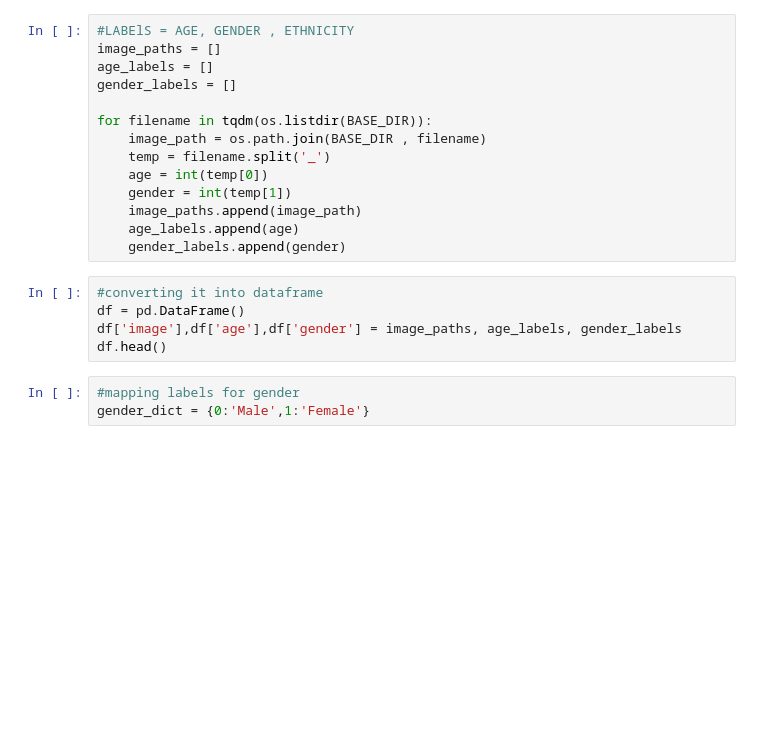
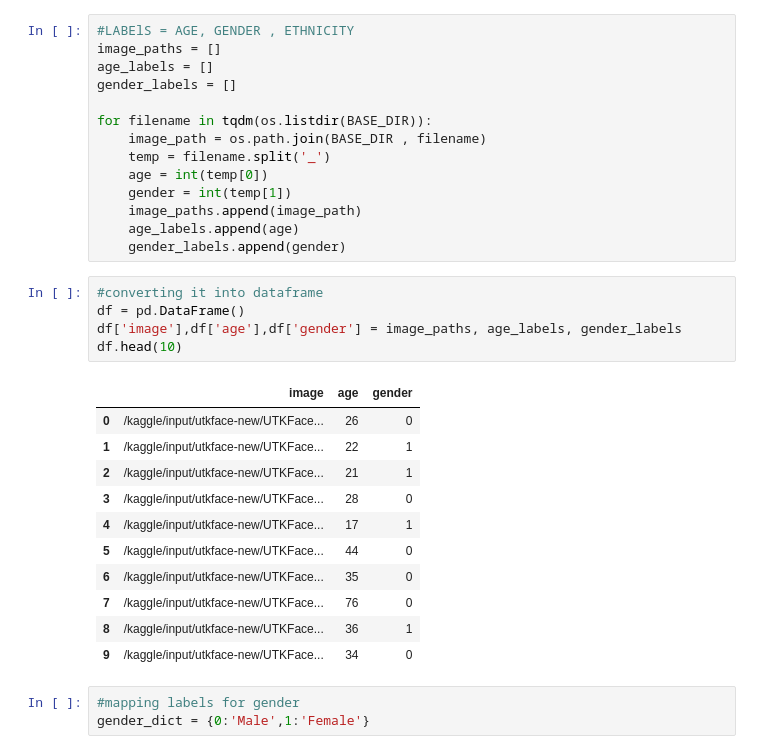
Before and after one commit to arinjayy-ai/Age-and-Gender-Prediction-model, a Jupyter notebook: gender-and-age-prediction.ipynb, the cells around one changed output. Saved outputs shown, nothing was run; the diff lists cells and outputs as text; blank space fills up the shorter version.

```diff
--- a/gender-and-age-prediction.ipynb
+++ b/gender-and-age-prediction.ipynb
@@ -35,8 +37,20 @@ for filename in tqdm(os.listdir(BASE_DIR)):
 # %%
 #converting it into dataframe
 df = pd.DataFrame()
 df['image'],df['age'],df['gender'] = image_paths, age_labels, gender_labels
-df.head()
+df.head(10)
+# %% [output]
+|  | image | age | gender |
+| 0 | /kaggle/input/utkface-new/UTKFace... | 26 | 0 |
+| 1 | /kaggle/input/utkface-new/UTKFace... | 22 | 1 |
+| 2 | /kaggle/input/utkface-new/UTKFace... | 21 | 1 |
+| 3 | /kaggle/input/utkface-new/UTKFace... | 28 | 0 |
+| 4 | /kaggle/input/utkface-new/UTKFace... | 17 | 1 |
+| 5 | /kaggle/input/utkface-new/UTKFace... | 44 | 0 |
+| 6 | /kaggle/input/utkface-new/UTKFace... | 35 | 0 |
+| 7 | /kaggle/input/utkface-new/UTKFace... | 76 | 0 |
+| 8 | /kaggle/input/utkface-new/UTKFace... | 36 | 1 |
+| 9 | /kaggle/input/utkface-new/UTKFace... | 34 | 0 |
 # %%
 #mapping labels for gender
 gender_dict = {0:'Male',1:'Female'}
```
Also changed, not shown: parts of 12 cells of this notebook.
